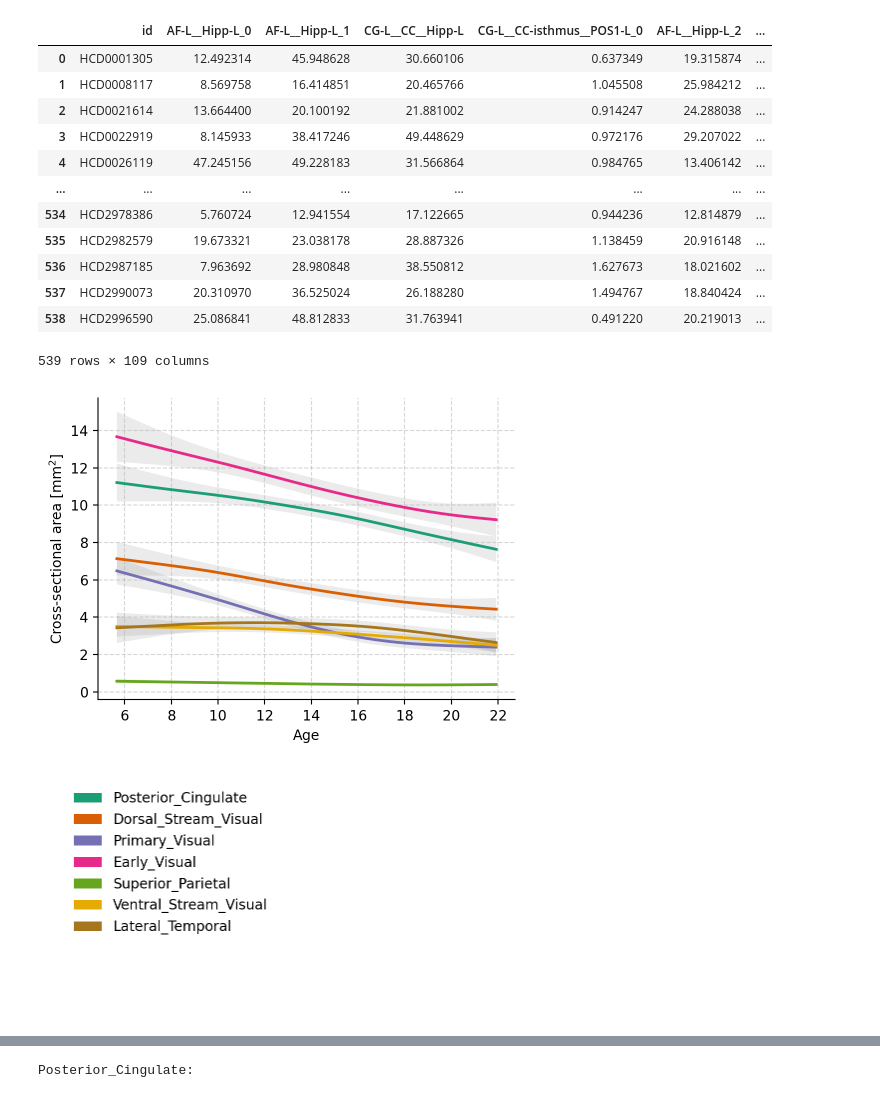
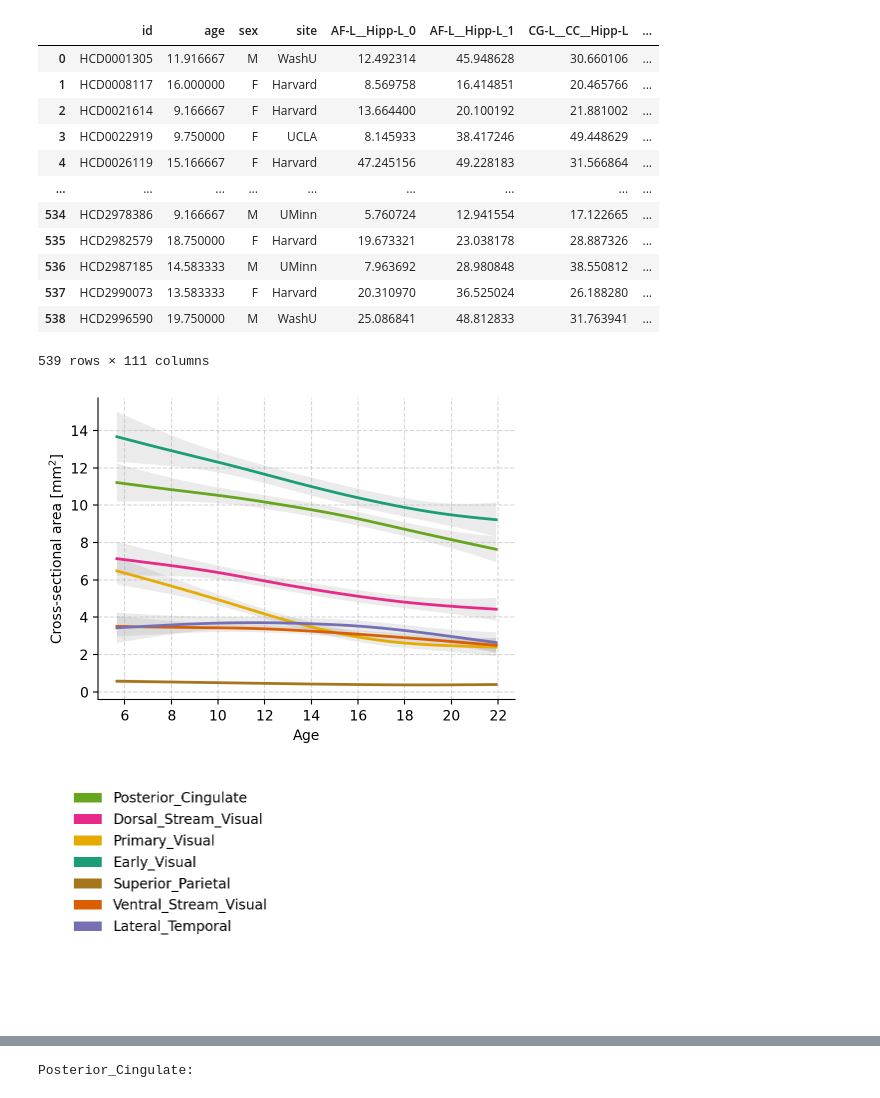
Before and after one commit to JonahKember/HCPD_dMRI_analyses, a Jupyter notebook: developmental_trajectories.ipynb, the cells around one changed output, grey strips where cells are left out. Saved outputs shown, nothing was run; the diff lists cells and outputs as text; code cells hidden in the pictures.

```diff
--- a/developmental_trajectories.ipynb
+++ b/developmental_trajectories.ipynb
@@ -7,30 +7,27 @@ import matplotlib.pyplot as plt
 %config InlineBackend.figure_format='retina'
 
 tract_info = pd.read_csv('data/tract_info.csv')
+cortices = list(set(tract_info.cortex))
 
 df_subject = pd.read_csv('data/subject_info.csv')
 df_areas = pd.read_csv('data/tract_cross-sectional-areas.csv')
-
-cortices = list(set(tract_info.cortex))
-
-df = df_areas.copy()
-df['age'] = df_subject['age']
+df = pd.merge(df_subject, df_areas, on='id')
 
 display(df)
 # %% [output]
-|  | id | AF-L__Hipp-L_0 | AF-L__Hipp-L_1 | CG-L__CC__Hipp-L | CG-L__CC-isthmus__POS1-L_0 | AF-L__Hipp-L_2 | ... |
-| 0 | HCD0001305 | 12.492314 | 45.948628 | 30.660106 | 0.637349 | 19.315874 | ... |
-| 1 | HCD0008117 | 8.569758 | 16.414851 | 20.465766 | 1.045508 | 25.984212 | ... |
-| 2 | HCD0021614 | 13.664400 | 20.100192 | 21.881002 | 0.914247 | 24.288038 | ... |
-| 3 | HCD0022919 | 8.145933 | 38.417246 | 49.448629 | 0.972176 | 29.207022 | ... |
-| 4 | HCD0026119 | 47.245156 | 49.228183 | 31.566864 | 0.984765 | 13.406142 | ... |
-| ... | ... | ... | ... | ... | ... | ... | ... |
-| 534 | HCD2978386 | 5.760724 | 12.941554 | 17.122665 | 0.944236 | 12.814879 | ... |
-| 535 | HCD2982579 | 19.673321 | 23.038178 | 28.887326 | 1.138459 | 20.916148 | ... |
-| 536 | HCD2987185 | 7.963692 | 28.980848 | 38.550812 | 1.627673 | 18.021602 | ... |
-| 537 | HCD2990073 | 20.310970 | 36.525024 | 26.188280 | 1.494767 | 18.840424 | ... |
-| 538 | HCD2996590 | 25.086841 | 48.812833 | 31.763941 | 0.491220 | 20.219013 | ... |
+|  | id | age | sex | site | AF-L__Hipp-L_0 | AF-L__Hipp-L_1 | CG-L__CC__Hipp-L | ... |
+| 0 | HCD0001305 | 11.916667 | M | WashU | 12.492314 | 45.948628 | 30.660106 | ... |
+| 1 | HCD0008117 | 16.000000 | F | Harvard | 8.569758 | 16.414851 | 20.465766 | ... |
+| 2 | HCD0021614 | 9.166667 | F | Harvard | 13.664400 | 20.100192 | 21.881002 | ... |
+| 3 | HCD0022919 | 9.750000 | F | UCLA | 8.145933 | 38.417246 | 49.448629 | ... |
+| 4 | HCD0026119 | 15.166667 | F | Harvard | 47.245156 | 49.228183 | 31.566864 | ... |
+| ... | ... | ... | ... | ... | ... | ... | ... | ... |
+| 534 | HCD2978386 | 9.166667 | M | UMinn | 5.760724 | 12.941554 | 17.122665 | ... |
+| 535 | HCD2982579 | 18.750000 | F | Harvard | 19.673321 | 23.038178 | 28.887326 | ... |
+| 536 | HCD2987185 | 14.583333 | M | UMinn | 7.963692 | 28.980848 | 38.550812 | ... |
+| 537 | HCD2990073 | 13.583333 | F | Harvard | 20.310970 | 36.525024 | 26.188280 | ... |
+| 538 | HCD2996590 | 19.750000 | M | WashU | 25.086841 | 48.812833 | 31.763941 | ... |
-539 rows × 109 columns
+539 rows × 111 columns
 # %%
 from pygam import GAM, s
 
@@ -50,7 +47,6 @@ def fit_gam(x: np.array, y: np.array, lam=1e3, n_values=500):
 
 tract_colors = dict(zip(cortices, plt.get_cmap('Dark2').colors))
 
-age = df['age'].values
 cortices = tract_info[~np.isin(tract_info.cortex, ['Medial_Temporal'])].cortex.unique()
 
 
@@ -62,33 +58,33 @@ for idx, cortex in enumerate(cortices):
     tracts = tract_info[tract_info.cortex == cortex]['label']
     tract_area = df[tracts].sum(axis=1)
 
-    x_grid, y_grid, ci = fit_gam(age, tract_area)
+    x_grid, y_grid, ci = fit_gam(df['age'].values, tract_area)
 
     ax.plot(
         x_grid, y_grid,
         lw=2,label=cortex, color=tract_colors[cortex]
     )
     ax.fill_between(
         x_grid, ci[:,0], ci[:,1],
         facecolor='tab:gray', alpha=0.15
     )
 
 
 ax.set_xlabel('Age')
 ax.set_ylabel('Cross-sectional area [mm$^2$]')
 ax.grid(linestyle='--', alpha=.5)
 sns.despine()
 
 plt.tight_layout()
 
 fig, ax = plt.subplots(figsize=(3,3))
 
 for cortex in cortices:
     ax.bar(0,0, color=tract_colors[cortex], label=cortex)
 
 ax.legend(frameon=False)
 ax.axis('off')
 plt.show()
 # %% [output]
-[figure, old version]
+[figure, new version]
-[figure, old version]
+[figure, new version]
```
Also changed, not shown: parts of 4 cells of this notebook.
